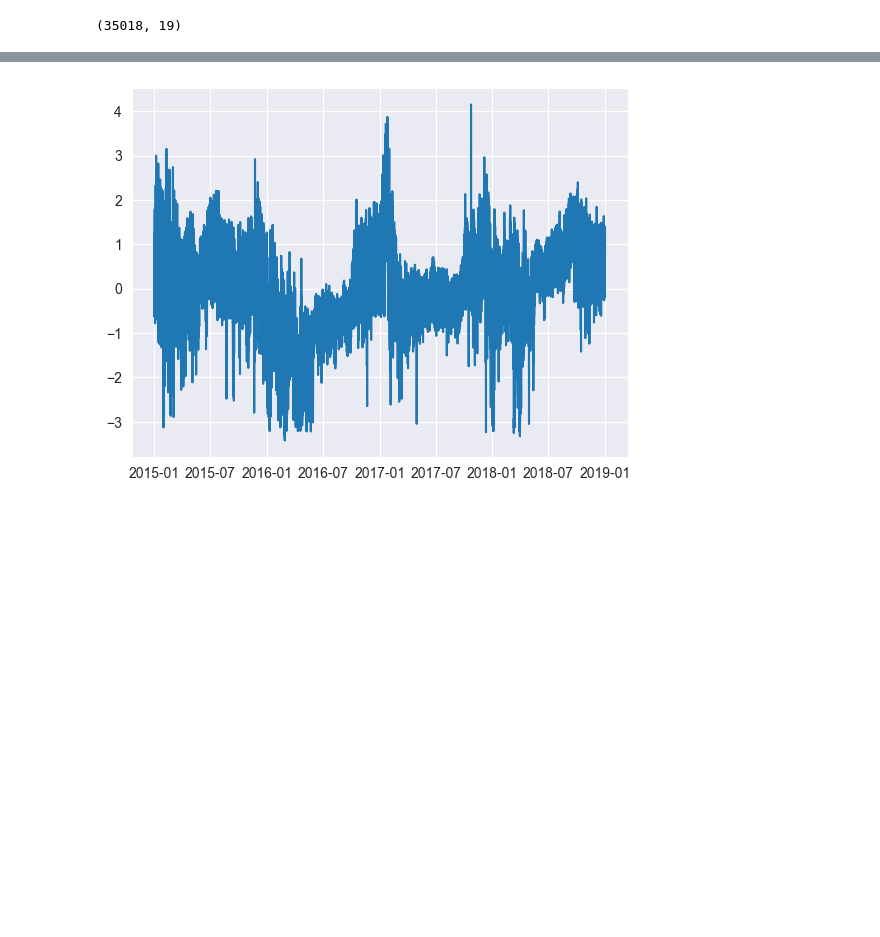
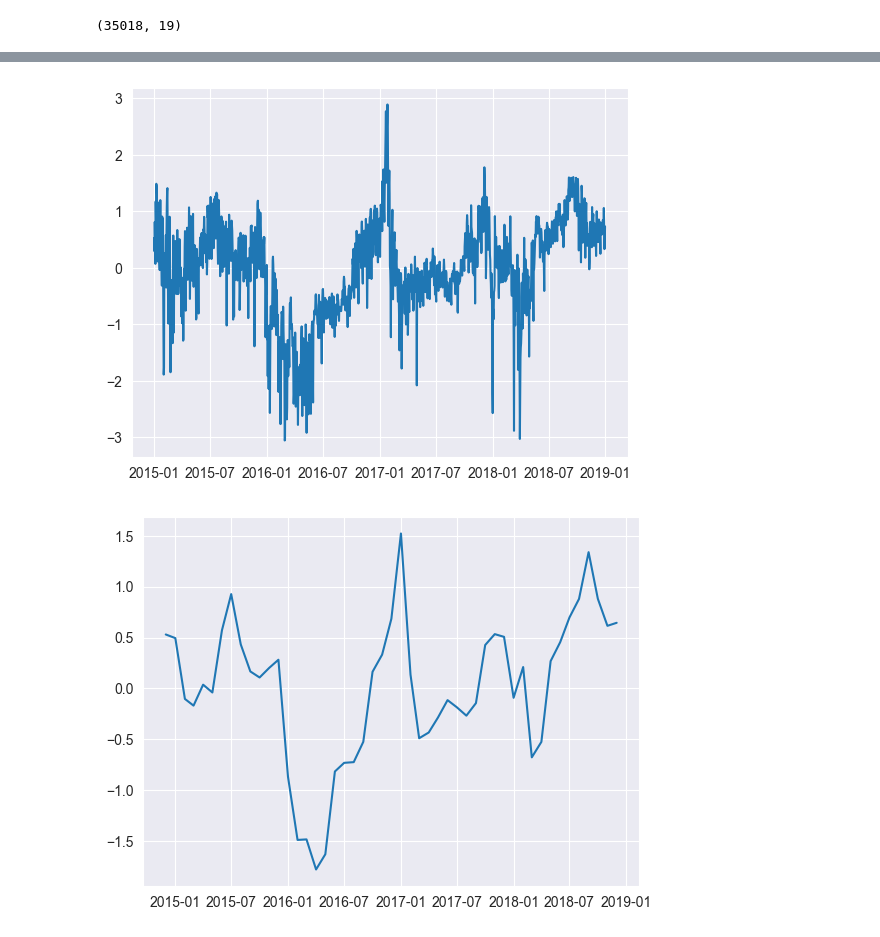
Before and after one commit to mahimanarang7/PythonProject1, a Jupyter notebook: power_consumption.ipynb, the cells around one changed output, grey strips where cells are left out. Saved outputs shown, nothing was run; the diff lists cells and outputs as text; code cells hidden in the pictures; blank space fills up the shorter version.

```diff
--- a/power_consumption.ipynb
+++ b/power_consumption.ipynb
@@ -220,9 +303,20 @@ df_refined1_scaled.head()
 # %%
 # plot the chart for time and price actual
-plt.plot(df_refined1_scaled["time"], df_refined1_scaled["price actual"])
+daily_mean1 = df_refined1_scaled.groupby(df_refined1_scaled['time'].dt.date).mean()
+plt.plot(daily_mean1.index, daily_mean1["price actual"])
 plt.show()
 # %% [output]
-[figure, old version]
+[figure, new version]
+# %%
+def plot_time_vs_price_initial() :
+# plot the chart for time and price actual averaged by per month
+    daily_meanx = df_refined1_scaled.groupby(df_refined1_scaled['time'].dt.to_period('M')).mean()
+    daily_meanx.index = daily_meanx.index.to_timestamp()
+    plt.plot(daily_meanx.index, daily_meanx["price actual"])
+    plt.show()
+plot_time_vs_price_initial()
+# %% [output]
+[figure, added]
 # %%
 #plot a correlation matrix between the features in a bigger chart
 import seaborn as sns
```
Also changed, not shown: parts of 16 cells of this notebook, 4 other files.
